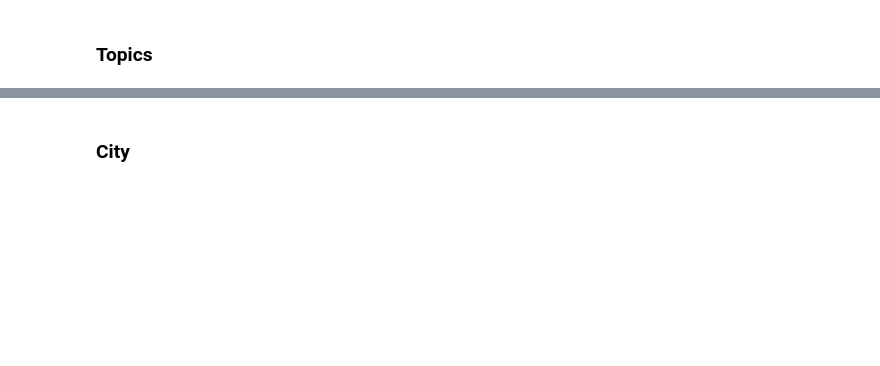
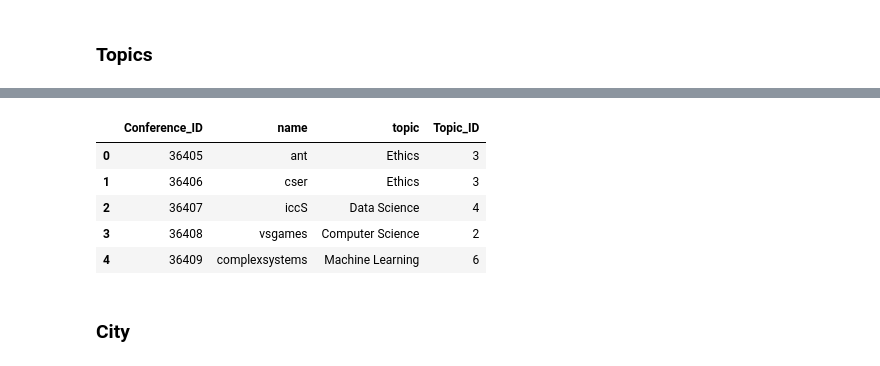
Before and after one commit to darryl-abraham/sdmlab, a Jupyter notebook: data_augmentation.ipynb, the cells around one changed output, grey strips where cells are left out. Cells and saved outputs as stored; diff of their text form; code cells hidden in the pictures; blank space fills up the shorter version.

```diff
--- a/data_augmentation.ipynb
+++ b/data_augmentation.ipynb
@@ -312,3 +383,14 @@ keywords.head()
+# %%
+#conferences['topic'] = random.choices(list(topics.keys()), k=len(conferences))
+conferences['Topic_ID'] = [topics[topic] for topic in conferences['topic']]
+conferences.head()
+# %% [output]
+|  | Conference_ID | name | topic | Topic_ID |
+| 0 | 36405 | ant | Ethics | 3 |
+| 1 | 36406 | cser | Ethics | 3 |
+| 2 | 36407 | iccS | Data Science | 4 |
+| 3 | 36408 | vsgames | Computer Science | 2 |
+| 4 | 36409 | complexsystems | Machine Learning | 6 |
 # %% [markdown]
 ### City
 # %%
```
Also changed, not shown: parts of 19 cells of this notebook, 10 other files.
